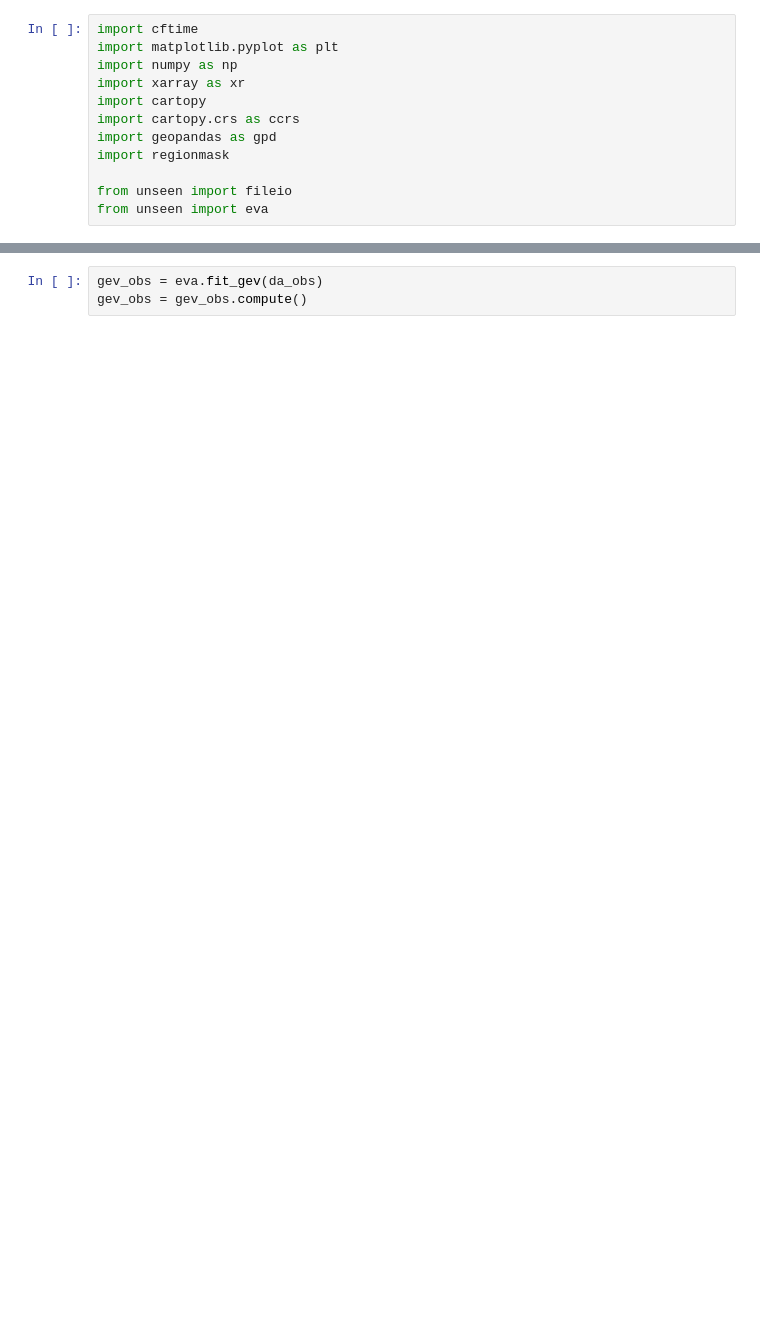
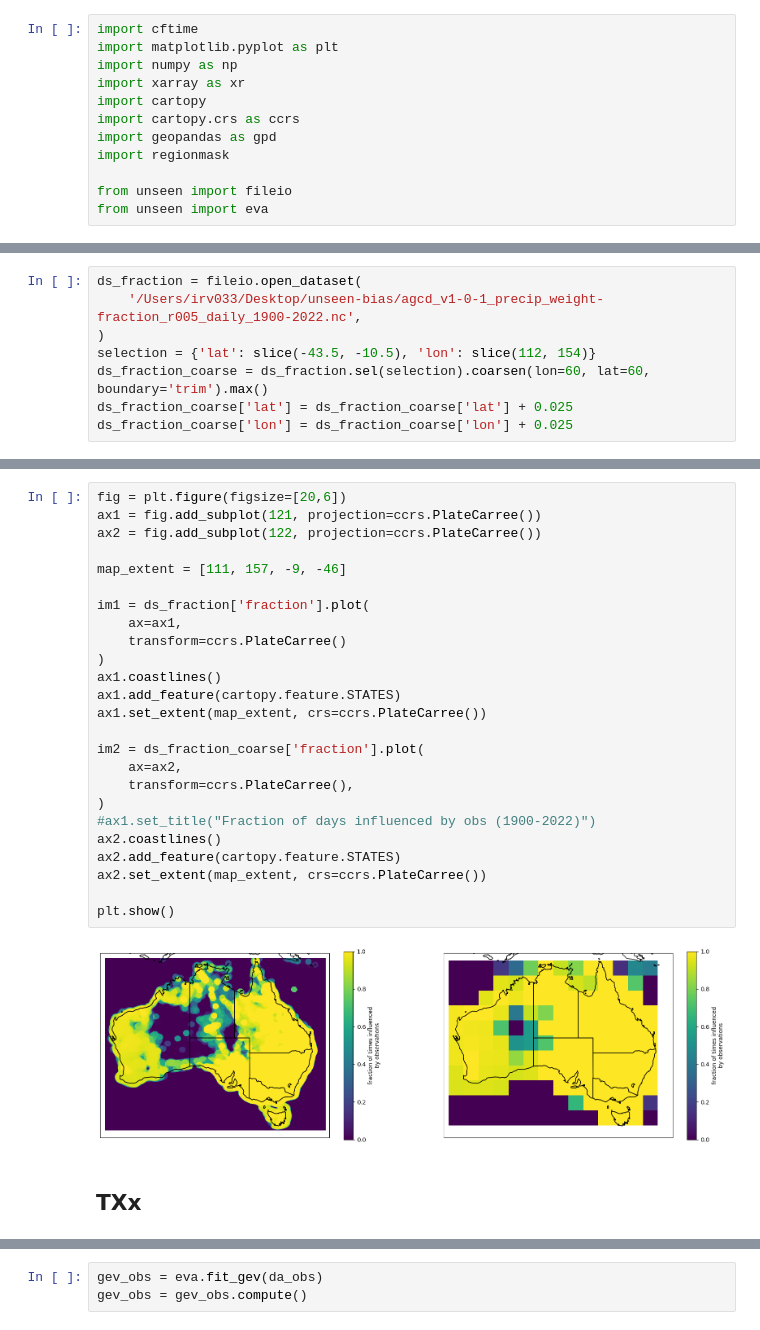
Before and after one commit to AusClimateService/unseen-projects, a Jupyter notebook: project-bias/gev_params.ipynb, the cells around one changed output, grey strips where cells are left out. Cells and saved outputs as stored; diff of their text form; blank space fills up the shorter version.

```diff
--- a/project-bias/gev_params.ipynb
+++ b/project-bias/gev_params.ipynb
@@ -29,0 +30,8 @@ def mask_ocean(ds, overlap_threshold=0.1):
+# %%
+ds_fraction = fileio.open_dataset(
+    '/Users/irv033/Desktop/unseen-bias/agcd_v1-0-1_precip_weight-fraction_r005_daily_1900-2022.nc',
+)
+selection = {'lat': slice(-43.5, -10.5), 'lon': slice(112, 154)}
+ds_fraction_coarse = ds_fraction.sel(selection).coarsen(lon=60, lat=60, boundary='trim').max()
+ds_fraction_coarse['lat'] = ds_fraction_coarse['lat'] + 0.025
+ds_fraction_coarse['lon'] = ds_fraction_coarse['lon'] + 0.025
@@ -30,2 +46,31 @@ def mask_ocean(ds, overlap_threshold=0.1):
+# %%
+fig = plt.figure(figsize=[20,6])
+ax1 = fig.add_subplot(121, projection=ccrs.PlateCarree())
+ax2 = fig.add_subplot(122, projection=ccrs.PlateCarree())
+
+map_extent = [111, 157, -9, -46]
+
+im1 = ds_fraction['fraction'].plot(
+    ax=ax1,
+    transform=ccrs.PlateCarree()
+)
+ax1.coastlines()
+ax1.add_feature(cartopy.feature.STATES)
+ax1.set_extent(map_extent, crs=ccrs.PlateCarree())
+
+im2 = ds_fraction_coarse['fraction'].plot(
+    ax=ax2,
+    transform=ccrs.PlateCarree(),
+)
+#ax1.set_title("Fraction of days influenced by obs (1900-2022)")
+ax2.coastlines()
+ax2.add_feature(cartopy.feature.STATES)
+ax2.set_extent(map_extent, crs=ccrs.PlateCarree())
+
+plt.show()
+# %% [output]
+[figure, added]
+# %% [markdown]
+## TXx
 # %%
 #txx_obs_file = '/Users/irv033/Desktop/txx_AGCD-CSIRO_r05_1901-2024_annual-jul-to-jun_aus.nc'
```
Also changed, not shown: parts of 21 cells of this notebook, 2 other files.
